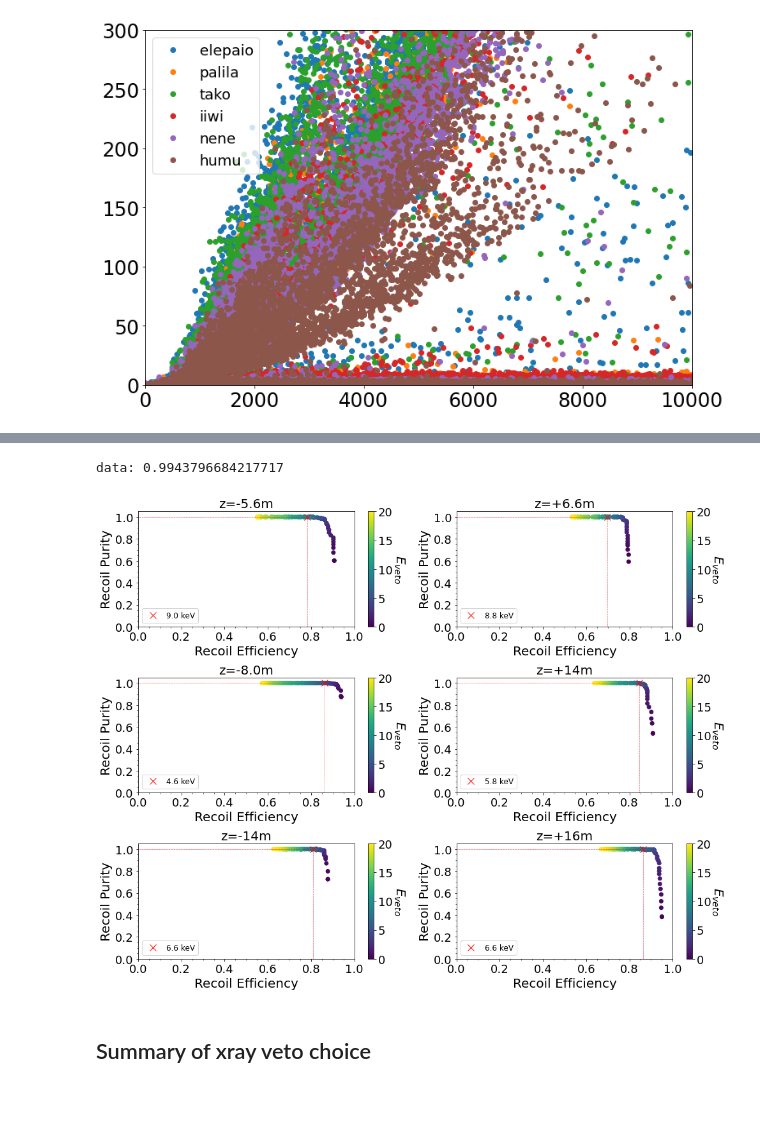
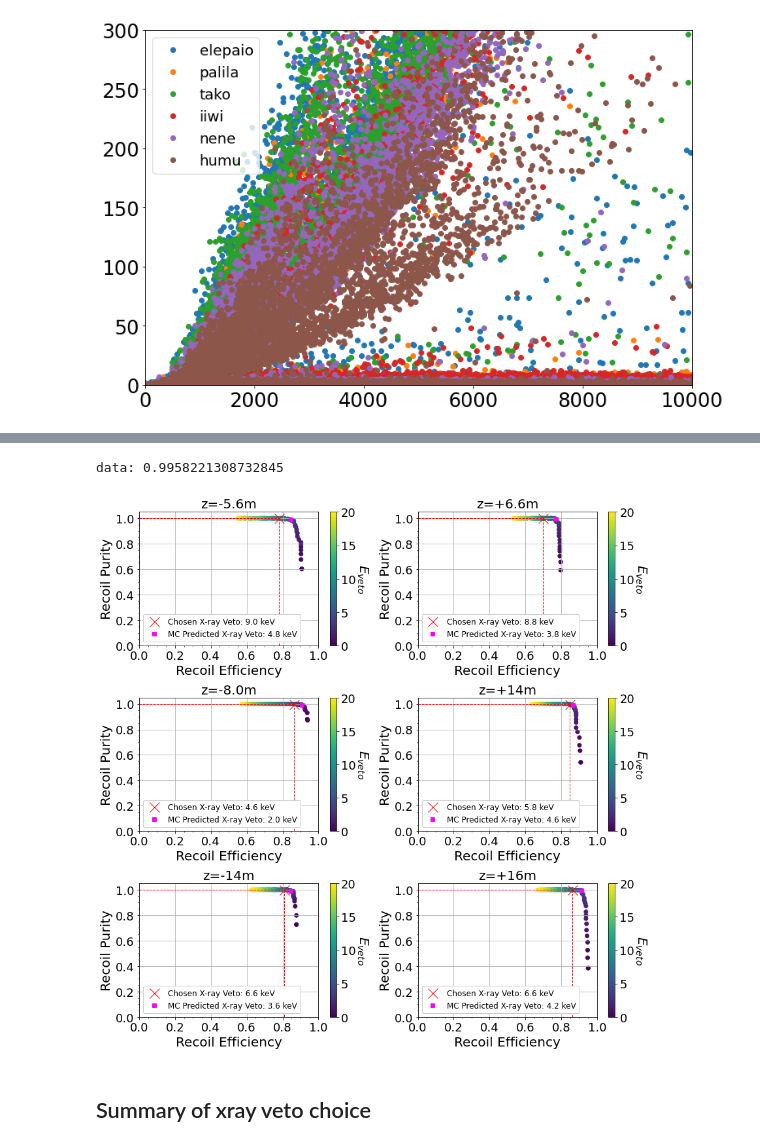
Before and after one commit to jschuel/jeff_workspace, a Jupyter notebook: analysis/phase3/with_sim/For_Sven.ipynb, the cells around one changed output, grey strips where cells are left out. Cells and saved outputs as stored; diff of their text form; code cells hidden in the pictures; blank space fills up the shorter version.

```diff
--- a/analysis/phase3/with_sim/For_Sven.ipynb
+++ b/analysis/phase3/with_sim/For_Sven.ipynb
@@ -95,12 +95,13 @@ for tpc in tpcs:
     df['efficiency'] = efficiency[tpc]
     df['FOM'] = df['purity']
     #print(df)
-    crit[tpc] = df.loc[df['FOM']==df['FOM'].max()]['E'].iloc[0]
+    crit[tpc] = df.loc[df['FOM']>0.99]['E'].min()
+    loc = df.loc[df['E']==crit[tpc]].index.to_numpy()
     #plt.subplot(3,2,i)
     c=axs[i-1].scatter(efficiency[tpc],purity[tpc],c=E)#,norm=matplotlib.colors.LogNorm(vmin = 1, vmax = 20))
-    axs[i-1].plot(df.loc[df['FOM']==df['FOM'].max()]['efficiency'].iloc[0],df.loc[df['FOM']==df['FOM'].max()]['purity'].iloc[0],'x',markersize = 10,color = 'red',label='%s keV'%(round(crit[tpc],2)))
-    axs[i-1].hlines(df.loc[df['FOM']==df['FOM'].max()]['purity'].iloc[0], 0,df.loc[df['FOM']==df['FOM'].max()]['efficiency'].iloc[0],linestyle='--',lw = 0.5, color = 'red')
-    axs[i-1].vlines(df.loc[df['FOM']==df['FOM'].max()]['efficiency'].iloc[0], 0,df.loc[df['FOM']==df['FOM'].max()]['purity'].iloc[0],linestyle='--',lw = 0.5, color = 'red')
+    axs[i-1].plot(df['efficiency'][loc],df['purity'][loc],'x',markersize = 10,color = 'red',label='%s keV'%(round(crit[tpc],2)))
+    axs[i-1].hlines(df['purity'][loc], 0,df['efficiency'][loc],linestyle='--',lw = 0.5, color = 'red')
+    axs[i-1].vlines(df['efficiency'][loc], 0,df['purity'][loc],linestyle='--',lw = 0.5, color = 'red')
     plt.colorbar(c,ax=axs[i-1]).set_label(r'$E_{veto}$',rotation=270,labelpad=20)
     axs[i-1].set_xlabel('Recoil Efficiency')
     axs[i-1].set_ylabel('Recoil Purity')
@@ -390,5 +391,5 @@ for tpc in ['palila', 'iiwi', 'tako', 'nene', 'elepaio', 'humu']:
 # %%
-tpc = 'elepaio'
+tpc = 'nene'
 #tmp = data[tpc].loc[data[tpc]['new_length']>900].index.to_numpy()
 e_leak_df = pd.DataFrame(e_leak[tpc])
 e_leak_df.columns = ['val']
@@ -398,45 +399,48 @@ print('data: %s'%(1-(pd.Series(e_leak[tpc]).dropna().sum()/len(data[tpc].loc[(da
 #e_leak_MC_df.columns = ['val']
 #print('MC: %s'%(1-(e_leak_MC_df['val'].loc[e_leak_MC_df['val'].index.isin(tmp)].dropna().sum()/len(MC[tpc].loc[(MC[tpc]['is_recoil']==1)&(MC[tpc]['new_length']<=3000)&(MC[tpc]['new_length']>900)]))))
 # %% [output]
-data: 0.9943796684217717
+data: 0.9958221308732845
 # %%
 
-crit = {'palila': 9.0, 'iiwi': 8.8, 'tako': 4.6, 'nene': 5.8, 'elepaio': 6.6, 'humu': 6.6}
+crit = {'palila': 9.0, 'iiwi': 8.8, 'tako': 4.6, 'nene': 5.8, 'elepaio': 6.6, 'humu': 6.6} #actual chosen veto
+crit2 = {'palila': 4.8, 'iiwi': 3.8, 'tako': 2.0, 'nene': 4.6, 'elepaio': 3.6, 'humu': 4.2} #MC predicted veto
 plt.rc('legend', fontsize=12)
 plt.rc('xtick', labelsize=18)
 plt.rc('ytick', labelsize=18)
 plt.rc('axes', labelsize=20)
 plt.rc('axes', titlesize=20)
-fig, ax = plt.subplots(nrows = 3, ncols = 2, figsize = (14,11))
+fig, ax = plt.subplots(nrows = 3, ncols = 2, figsize = (12,12))
 i=1
 pos = ['z=-5.6m', 'z=+6.6m', 'z=-8.0m', 'z=+14m', 'z=-14m', 'z=+16m']
 axs = [ax[0,0], ax[0,1], ax[1,0], ax[1,1], ax[2,0], ax[2,1]]
 for tpc in ['palila', 'iiwi', 'tako', 'nene', 'elepaio', 'humu']:
     df = pd.DataFrame()
     df['E'] = E
     df['purity'] = purity[tpc]
     df['efficiency'] = efficiency[tpc]
     #print(df.loc[np.abs(df['E']-crit[tpc])<0.0001].iloc[0])
     #plt.subplot(3,2,i)
     c=axs[i-1].scatter(efficiency[tpc],purity[tpc],c=E)#,norm=matplotlib.colors.LogNorm(vmin = 1, vmax = 20))
-    axs[i-1].plot(df.loc[np.abs(df['E']-crit[tpc])<0.0001]['efficiency'].iloc[0],df.loc[np.abs(df['E']-crit[tpc])<0.0001]['purity'].iloc[0],'x',markersize = 10,color = 'red',label='%s keV'%(round(crit[tpc],2)))
-    axs[i-1].hlines(df.loc[np.abs(df['E']-crit[tpc])<0.0001]['purity'].iloc[0], 0,df.loc[np.abs(df['E']-crit[tpc])<0.0001]['efficiency'].iloc[0],linestyle='--',lw = 0.5, color = 'red')
-    axs[i-1].vlines(df.loc[np.abs(df['E']-crit[tpc])<0.0001]['efficiency'].iloc[0], 0,df.loc[np.abs(df['E']-crit[tpc])<0.0001]['purity'].iloc[0],linestyle='--',lw = 0.5, color = 'red')
+    axs[i-1].plot(df.loc[np.abs(df['E']-crit[tpc])<0.0001]['efficiency'].iloc[0],df.loc[np.abs(df['E']-crit[tpc])<0.0001]['purity'].iloc[0],'x',markersize = 15,color = 'red',label='Chosen X-ray Veto: %s keV'%(round(crit[tpc],2)))
+    axs[i-1].plot(df.loc[np.abs(df['E']-crit2[tpc])<0.0001]['efficiency'].iloc[0],df.loc[np.abs(df['E']-crit2[tpc])<0.0001]['purity'].iloc[0],'s',markersize = 6,color = 'magenta',label='MC Predicted X-ray Veto: %s keV'%(round(crit2[tpc],2)))
+    axs[i-1].hlines(df.loc[np.abs(df['E']-crit[tpc])<0.0001]['purity'].iloc[0], 0,df.loc[np.abs(df['E']-crit[tpc])<0.0001]['efficiency'].iloc[0],linestyle='--',lw = 1, color = 'red')
+    axs[i-1].vlines(df.loc[np.abs(df['E']-crit[tpc])<0.0001]['efficiency'].iloc[0], 0,df.loc[np.abs(df['E']-crit[tpc])<0.0001]['purity'].iloc[0],linestyle='--',lw = 1, color = 'red')
     plt.colorbar(c,ax=axs[i-1]).set_label(r'$E_{veto}$',rotation=270,labelpad=20)
     axs[i-1].set_xlabel('Recoil Efficiency')
     axs[i-1].set_ylabel('Recoil Purity')
     axs[i-1].set_xlim(0,1)
     axs[i-1].set_ylim(0,1.05)
     axs[i-1].set_yticks([0,0.2,0.4,0.6,0.8,1.0])
     axs[i-1].xaxis.set_minor_locator(AutoMinorLocator())
     axs[i-1].yaxis.set_minor_locator(AutoMinorLocator())
     axs[i-1].set_title(pos[i-1])
-    axs[i-1].legend(loc='lower left')
+    axs[i-1].legend(loc='lower left', framealpha = 1)
+    axs[i-1].grid()
     i+=1
 plt.tight_layout()
 plt.show()
 # %% [output]
-[figure, old version]
+[figure, new version]
 # %% [markdown]
 ## Summary of xray veto choice
 # %% [markdown]
```
Also changed, not shown: parts of 10 cells of this notebook.
